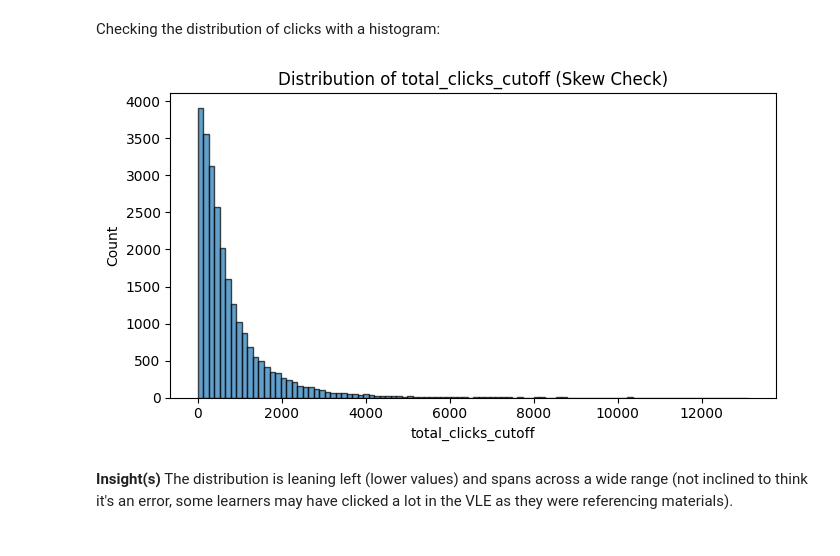
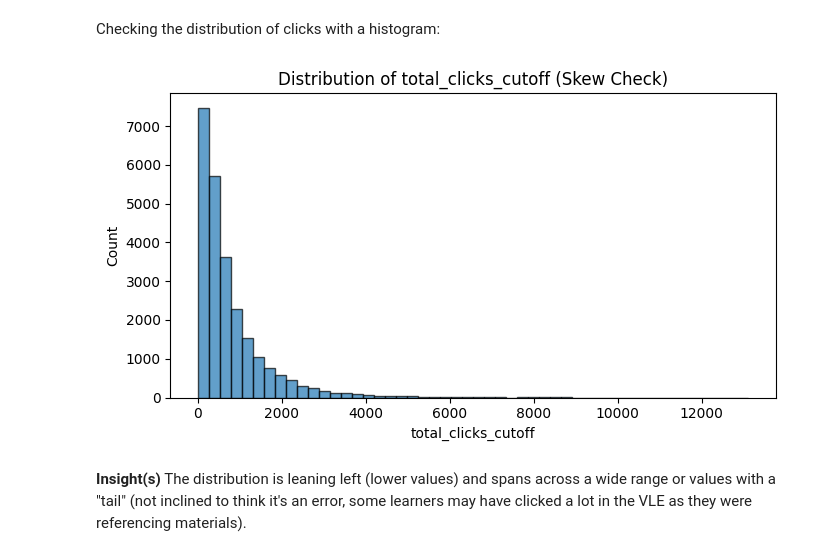
Before and after one commit to dataweby/ToU-Classification, a Jupyter notebook: notebooks/01_dataset_preprocessing.ipynb, the cells around one changed output. Saved outputs shown, nothing was run; the diff lists cells and outputs as text; code cells hidden in the pictures.

```diff
--- a/notebooks/01_dataset_preprocessing.ipynb
+++ b/notebooks/01_dataset_preprocessing.ipynb
@@ -899,20 +899,20 @@ Checking the distribution of clicks with a histogram:
 # %%
 # Plot distribution of total_clicks_cutoff
 
 # Prepare data
 vals = df[feature_for_plot].dropna().values
 
 # Plot histograms
 fig, ax = plt.subplots(figsize=(7, 4))
-ax.hist(vals, bins=100, edgecolor='black', alpha=0.7)
+ax.hist(vals, bins=50, edgecolor='black', alpha=0.7)
 ax.set_title(f"Distribution of {feature_for_plot} (Skew Check)")
 ax.set_xlabel(feature_for_plot)
 ax.set_ylabel("Count")
 plt.tight_layout()
 plt.savefig(FIG_DIR / "visual_8_total_clicks_distribution.png", dpi=200)
 plt.show()
 # %% [output]
-[figure, old version]
+[figure, new version]
 # %% [markdown]
 **Insight(s)**
-The distribution is leaning left (lower values) and spans across a wide range (not inclined to think it's an error, some learners may have clicked a lot in the VLE as they were referencing materials).
+The distribution is leaning left (lower values) and spans across a wide range or values with a "tail" (not inclined to think it's an error, some learners may have clicked a lot in the VLE as they were referencing materials).
```
Also changed, not shown: parts of 21 cells of this notebook, 10 other files.
